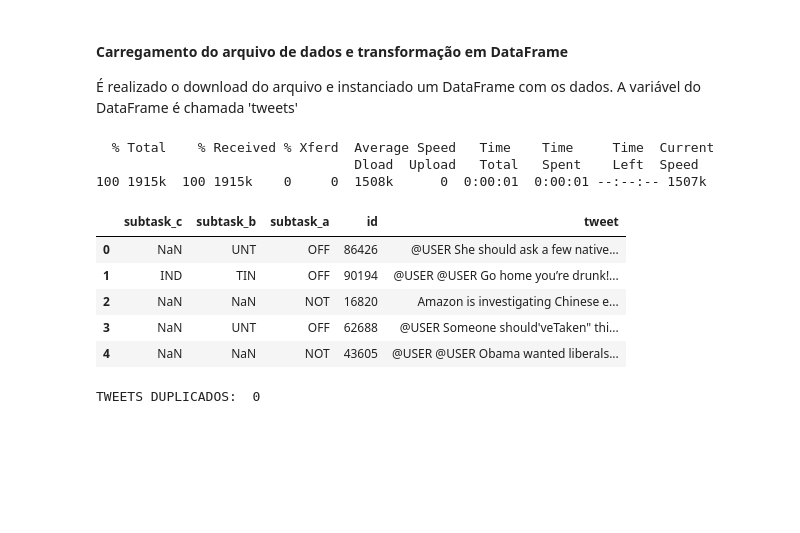
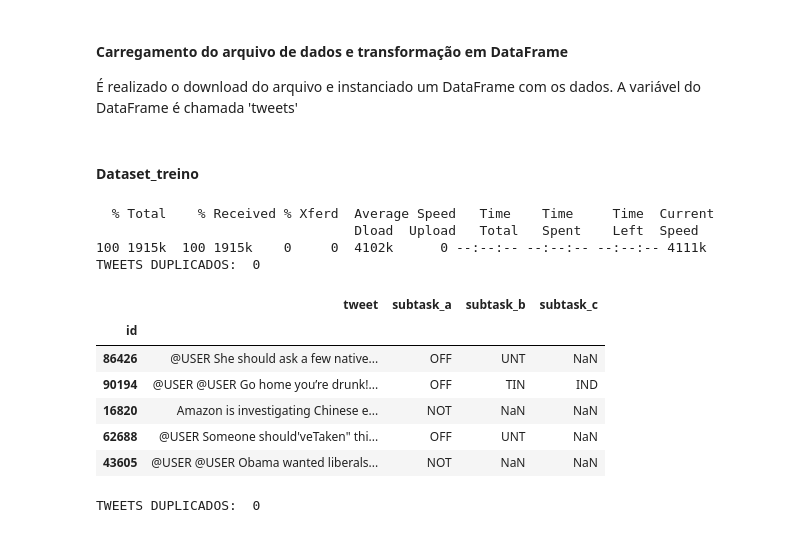
Before and after one commit to eduardodut/Mineracao_dados_textos_web, a Jupyter notebook: projeto01_equipe01.ipynb, the cells around one changed output. Saved outputs shown, nothing was run; the diff lists cells and outputs as text; code cells hidden in the pictures; blank space fills up the shorter version.

```diff
--- a/projeto01_equipe01.ipynb
+++ b/projeto01_equipe01.ipynb
@@ -672,32 +76,38 @@ Requirement already satisfied: six in /usr/local/lib/python3.6/dist-packages (fr
 #### Carregamento do arquivo de dados e transformação em DataFrame
 
 É realizado o download do arquivo e instanciado um DataFrame com os dados. A variável do DataFrame é chamada 'tweets'
+# %% [markdown]
+#### Dataset_treino
 # %%
-
 #download o arquivo localizado no reposítório do projeto
 !curl --remote-name \
     -H 'Accept: application/vnd.github.v3.raw' \
     --location https://raw.githubusercontent.com/eduardodut/Mineracao_dados_textos_web/master/datasets/olid-training-v1.0.tsv
 
 #leitura para objeto dataframe
-tweets = pd.read_csv('/content/olid-training-v1.0.tsv', sep='\t',encoding= 'utf-8')
+tweets = pd.read_csv('/content/olid-training-v1.0.tsv', sep='\t',encoding= 'utf-8', index_col = 'id')
 
-#conversão da coluna 'id' de inteiro para string
-tweets['id'] = tweets['id'].astype('str')
+#verificação e remoção de duplicatas
+
+if tweets.duplicated(['tweet']).sum()>0:
+  tweets.drop_duplicates(subset='tweet', keep='first', inplace=True)
+
+print('TWEETS DUPLICADOS: ',tweets.duplicated(['tweet']).sum())
+
 
 #visualização dos primeiros registros
-
-tweets = tweets[['subtask_c','subtask_b','subtask_a','id','tweet']]
 tweets.head()
 # %% [output]
   % Total    % Received % Xferd  Average Speed   Time    Time     Time  Current
                                  Dload  Upload   Total   Spent    Left  Speed
-100 1915k  100 1915k    0     0  1508k      0  0:00:01  0:00:01 --:--:-- 1507k
+100 1915k  100 1915k    0     0  4102k      0 --:--:-- --:--:-- --:--:-- 4111k
+TWEETS DUPLICADOS:  0
-|  | subtask_c | subtask_b | subtask_a | id | tweet |
-| 0 | NaN | UNT | OFF | 86426 | @USER She should ask a few native... |
-| 1 | IND | TIN | OFF | 90194 | @USER @USER Go home you’re drunk!... |
-| 2 | NaN | NaN | NOT | 16820 | Amazon is investigating Chinese e... |
-| 3 | NaN | UNT | OFF | 62688 | @USER Someone should'veTaken" thi... |
-| 4 | NaN | NaN | NOT | 43605 | @USER @USER Obama wanted liberals... |
+|  | tweet | subtask_a | subtask_b | subtask_c |
+| id |  |  |  |  |
+| 86426 | @USER She should ask a few native... | OFF | UNT | NaN |
+| 90194 | @USER @USER Go home you’re drunk!... | OFF | TIN | IND |
+| 16820 | Amazon is investigating Chinese e... | NOT | NaN | NaN |
+| 62688 | @USER Someone should'veTaken" thi... | OFF | UNT | NaN |
+| 43605 | @USER @USER Obama wanted liberals... | NOT | NaN | NaN |
 # %%
 #verificação e remoção de duplicatas
```
Also changed, not shown: parts of 137 cells of this notebook.
